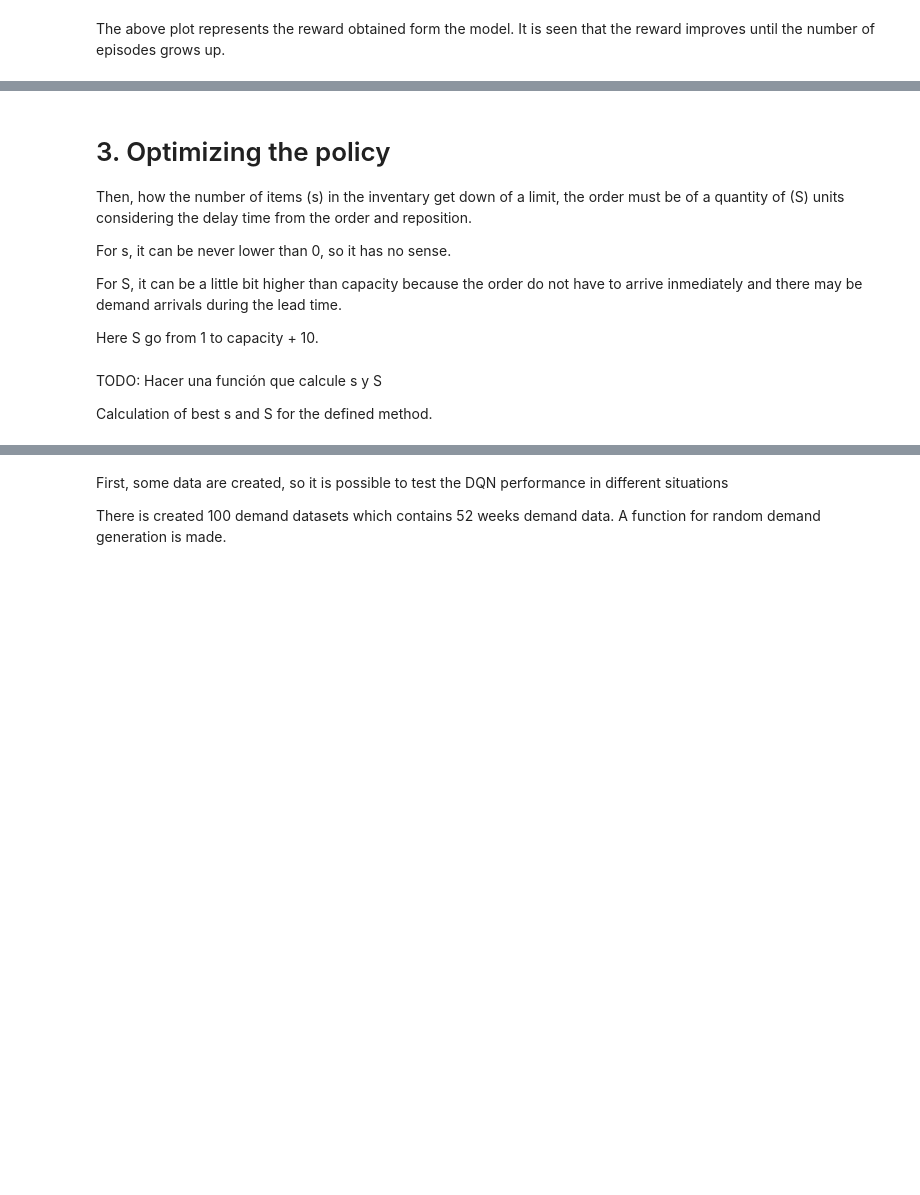
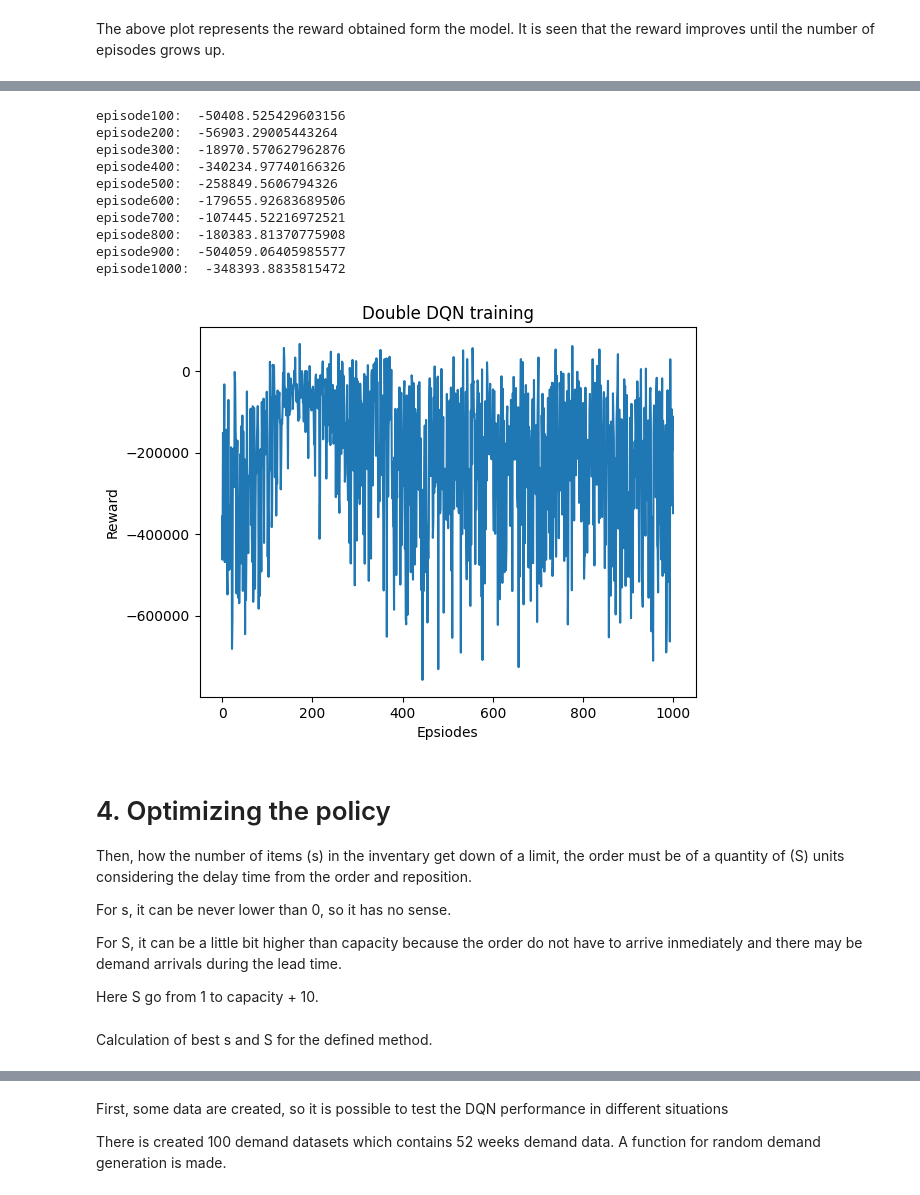
Before and after one commit to AlbertoPerezGant/Purchases-optimization-in-supply-chain-using-reinforcement-learning, a Jupyter notebook: purchases_optimization_version_random.ipynb, the cells around one changed output, grey strips where cells are left out. Drawn from its saved outputs; the diff is of its cells as text; code cells hidden in the pictures; blank space fills up the shorter version.

```diff
--- a/purchases_optimization_version_random.ipynb
+++ b/purchases_optimization_version_random.ipynb
@@ -547,5 +702,39 @@ The above plot represents the reward obtained form the model. It is seen that th
+# %%
+%%time
+
+env_double = InventoryEnvObservation(demand_hist)
+scores_double = double_dqn(env_double, n_episodes=1000)
+
+plt.plot(np.arange(len(scores_double)),scores_double)
+plt.ylabel('Reward')
+plt.xlabel('Epsiodes')
+plt.title('Double DQN training')
+plt.show()
+
+# TODO: Guardar el modelo en el fichero /models
+# Save the model in the defined path
+if desired_path:
+  try:
+    torch.save(agent.qnetwork_local.state_dict(), desired_path)
+    print('The model has been saved in: ' + desired_path)
+  except:
+    print("The given path is not available. Retrain and define a path for saving.")
+else:
+  print('The model has not been saved. Retrain and define a path for saving.')
+# %% [output]
+episode100:  -50408.525429603156
+episode200:  -56903.29005443264
+episode300:  -18970.570627962876
+episode400:  -340234.97740166326
+episode500:  -258849.5606794326
+episode600:  -179655.92683689506
+episode700:  -107445.52216972521
+episode800:  -180383.81370775908
+episode900:  -504059.06405985577
+episode1000:  -348393.8835815472
+[figure, added]
 # %% [markdown]
-# 3. Optimizing the policy
+# 4. Optimizing the policy
 
 Then, how the number of items (s) in the inventary get down of a limit, the order must be of a quantity of (S) units considering the delay time from the order and reposition.
 
@@ -607,6 +798,4 @@ def profit_calculation_sS(s,
 # %% [markdown]
-TODO: Hacer una función que calcule s y S
-
 Calculation of best s and S for the defined method.
 # %%
 # List to store the pair of items in inventary and order quantity.
```
Also changed, not shown: parts of 25 cells of this notebook.
